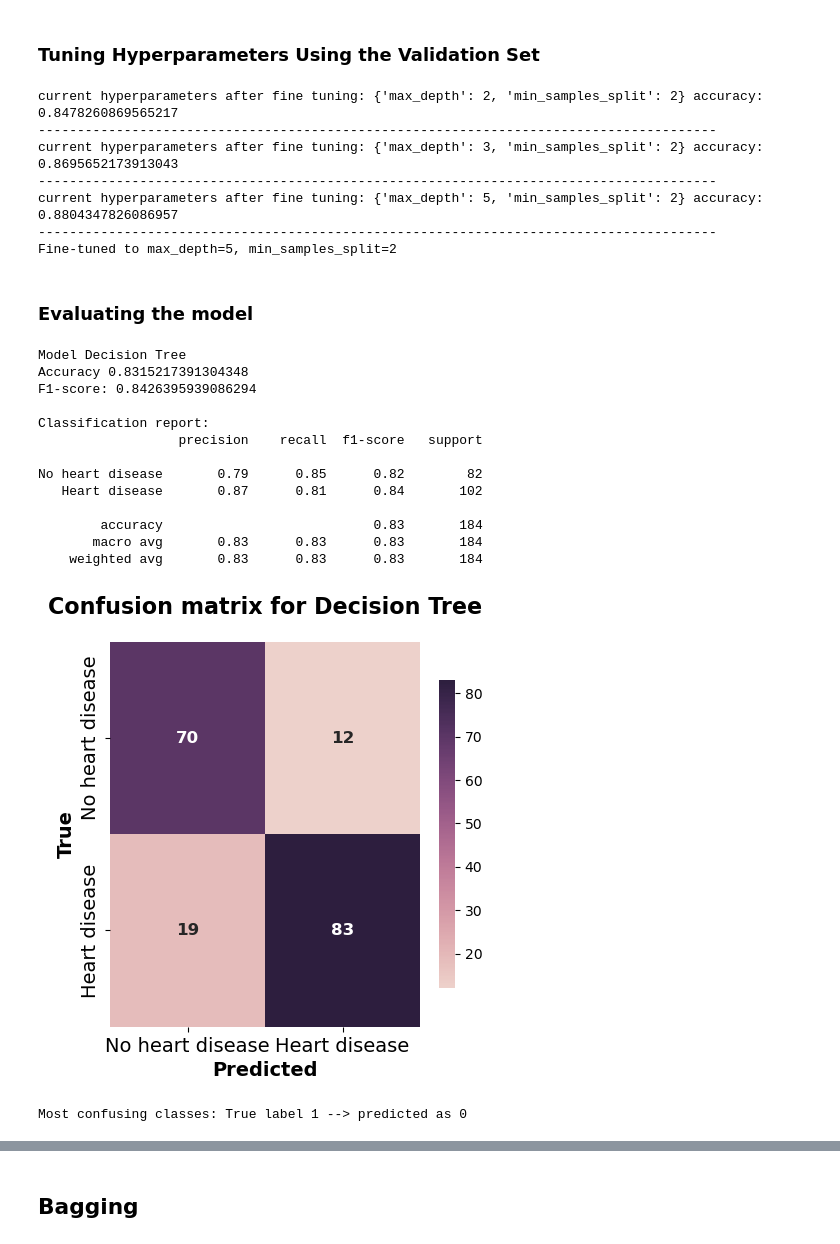
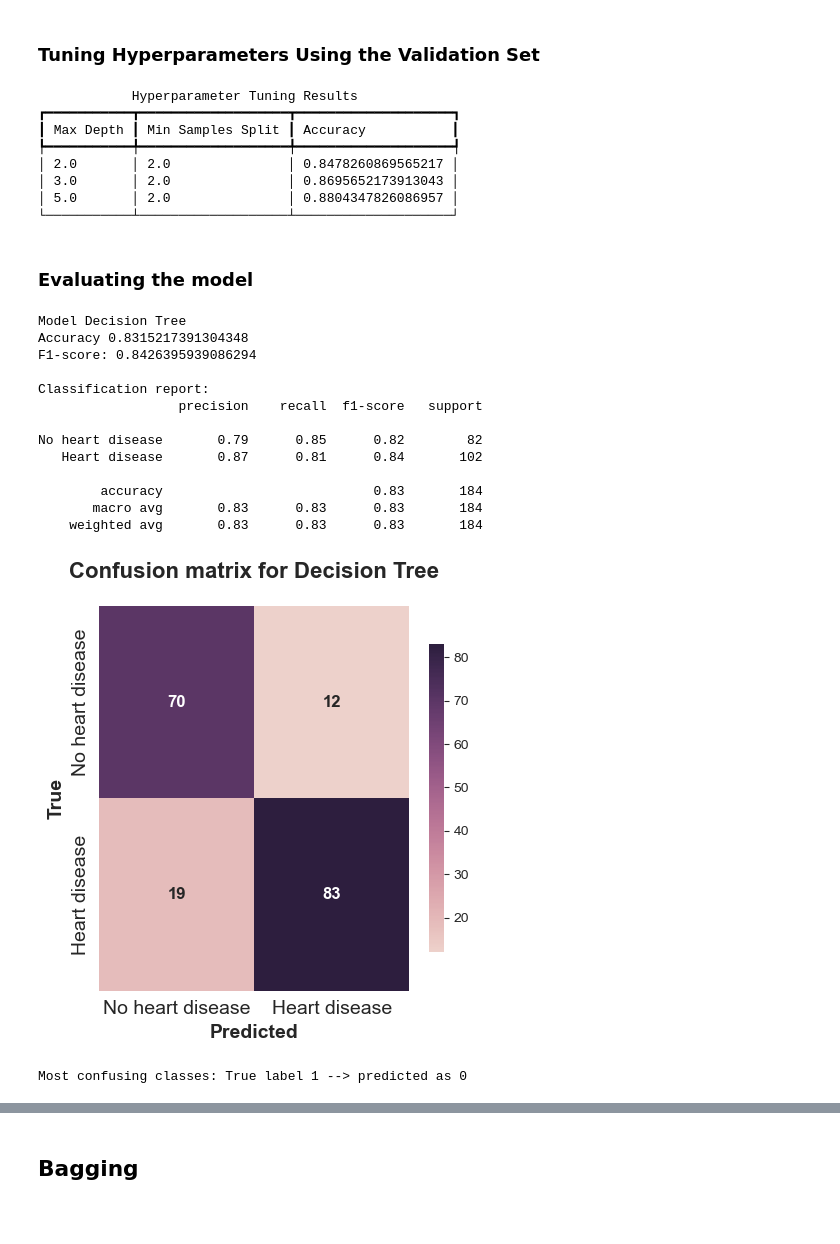
Before and after one commit to HagerMelook/Heart-Failure-Classification, a Jupyter notebook: DataPrepStep.ipynb, the cells around one changed output, grey strips where cells are left out. Drawn from its saved outputs; the diff is of its cells as text; code cells hidden in the pictures; blank space fills up the shorter version.

```diff
--- a/DataPrepStep.ipynb
+++ b/DataPrepStep.ipynb
@@ -479,44 +559,73 @@ class HyperParameterTuner:
+# %%
+class HyperParameterTuner:
+    def __init__(self, model: DecisionTreeClassifier, X_train: pd.DataFrame, y_train: pd.Series):
+        self.model = deepcopy(model)
+        self.X_train, self.y_train = X_train, y_train
+        self.best_params_history = {"Max Depth": [], "Min Samples Split": [], "Accuracy": []}
+
+    def fit(
+        self, X_val: pd.DataFrame, y_val: pd.Series, param_grid: dict[str, list[int]],
+    ) -> tuple[DecisionTreeClassifier, dict[str, list[int] | list[float]]]:
+        best_model, best_accuracy = None, 0
+
+        for max_depth, min_samples_split in [(d, s) for d in param_grid["max_depth"] for s in param_grid["min_samples_split"]]:
+            temp_model = deepcopy(self.model)
+            temp_model.set_params(max_depth=max_depth, min_samples_split=min_samples_split)
+            temp_model.fit(self.X_train, self.y_train)
+
+            accuracy = accuracy_score(y_val, temp_model.predict(X_val))
+
+            if accuracy > best_accuracy:
+                self._update_best_params_history(max_depth, min_samples_split, accuracy)
+                best_accuracy, best_model = accuracy, temp_model
+
+        display_rich_table(pd.DataFrame(self.best_params_history), "Hyperparameter Tuning Results")
+        return best_model, self.best_params_history
+
+    def _update_best_params_history(self, max_depth: int, min_samples_split: int, accuracy: float):
+        self.best_params_history["Max Depth"].append(max_depth)
+        self.best_params_history["Min Samples Split"].append(min_samples_split)
+        self.best_params_history["Accuracy"].append(accuracy)
 # %%
 model = DecisionTreeClassifier()
-fine_tuned_model = HyperParameterTuner(model)
+fine_tuned_model = HyperParameterTuner(model, X_train, y_train)
 param_grid = {
     "max_depth": [2, 3, 4, 5, 6, None],
     "min_samples_split": [2, 3, 4, 20, 30, 40],
 }
-
-best_model, best_params = fine_tuned_model.fine_tune(X_train, y_train, X_val, y_val, param_grid)
-max_depth = best_params['max_depth']
-min_samples_split = best_params['min_samples_split']
-print(f"Fine-tuned to max_depth={max_depth}, min_samples_split={min_samples_split}")
+best_model, best_params = fine_tuned_model.fit(X_val, y_val, param_grid)
 # %% [output]
-current hyperparameters after fine tuning: {'max_depth': 2, 'min_samples_split': 2} accuracy: 0.8478260869565217
----------------------------------------------------------------------------------------
-current hyperparameters after fine tuning: {'max_depth': 3, 'min_samples_split': 2} accuracy: 0.8695652173913043
----------------------------------------------------------------------------------------
-current hyperparameters after fine tuning: {'max_depth': 5, 'min_samples_split': 2} accuracy: 0.8804347826086957
----------------------------------------------------------------------------------------
-Fine-tuned to max_depth=5, min_samples_split=2
+            Hyperparameter Tuning Results
+┏━━━━━━━━━━━┳━━━━━━━━━━━━━━━━━━━┳━━━━━━━━━━━━━━━━━━━━┓
+┃ Max Depth ┃ Min Samples Split ┃ Accuracy           ┃
+┡━━━━━━━━━━━╇━━━━━━━━━━━━━━━━━━━╇━━━━━━━━━━━━━━━━━━━━┩
+│ 2.0       │ 2.0               │ 0.8478260869565217 │
+│ 3.0       │ 2.0               │ 0.8695652173913043 │
+│ 5.0       │ 2.0               │ 0.8804347826086957 │
+└───────────┴───────────────────┴────────────────────┘
 # %% [markdown]
 ### Evaluating the model
 # %%
 best_model.fit(X_train, y_train)
-decision_tree_eval = ModelEvaluator(best_model,"Decision Tree",color_theme=sns.cubehelix_palette(as_cmap=True))
+decision_tree_eval = ModelEvaluator(
+    best_model, "Decision Tree", color_theme=sns.cubehelix_palette(as_cmap=True)
+)
 decision_tree_eval.summarize(X_test, y_test)
 # %% [output]
 Model Decision Tree
 Accuracy 0.8315217391304348
 F1-score: 0.8426395939086294
 
 Classification report:
                   precision    recall  f1-score   support
 
 No heart disease       0.79      0.85      0.82        82
    Heart disease       0.87      0.81      0.84       102
 
         accuracy                           0.83       184
        macro avg       0.83      0.83      0.83       184
     weighted avg       0.83      0.83      0.83       184
-[figure, old version]
+[figure, new version]
 Most confusing classes: True label 1 --> predicted as 0
 # %%
 dot = Digraph()
```
Also changed, not shown: parts of 27 cells of this notebook.
